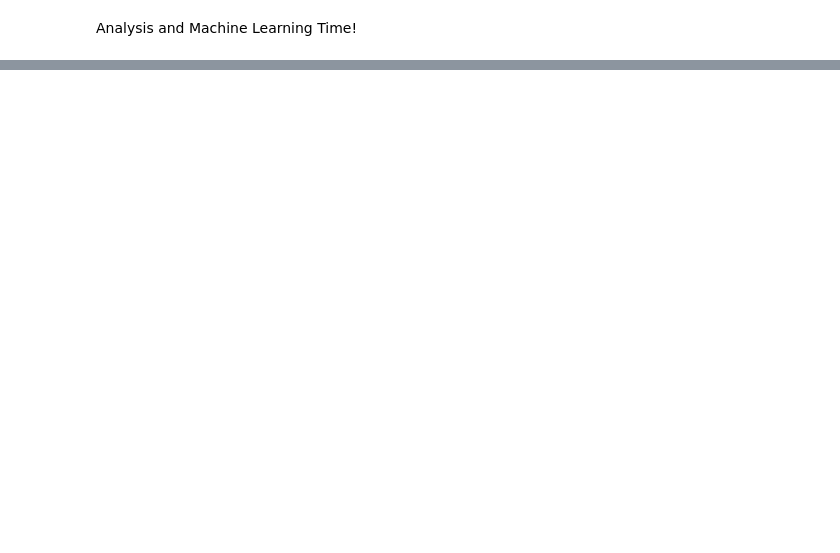
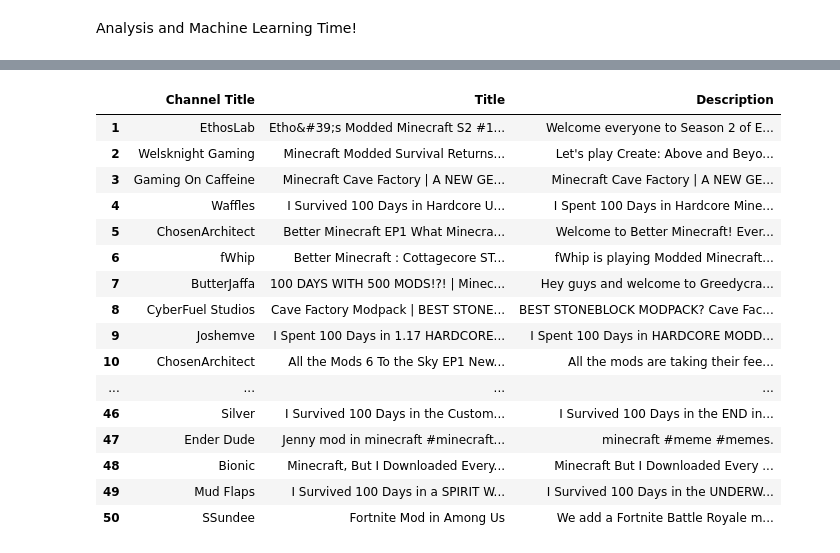
Before and after one commit to luckstrike/yt-data-script, a Jupyter notebook: yt-script.ipynb, the cells around one changed output, grey strips where cells are left out. Cells and saved outputs as stored; diff of their text form; code cells hidden in the pictures; blank space fills up the shorter version.

```diff
--- a/yt-script.ipynb
+++ b/yt-script.ipynb
@@ -170,4 +186,11 @@ for i in range(50):
     vidClass.append(videoClass)
+# %%
+# Magic related to the search results
+# keys: publishedAt, channelId, title, description, thumbnails, channelTitle, liveBroadcastContent, publishTime
+searchTitleArray = infoReturn(searchInfo, 50, 'snippet', 'title')
+searchDescArray = infoReturn(searchInfo, 50, 'snippet', 'description')
+searchChannelNameArray = infoReturn(searchInfo, 50, 'snippet', 'channelTitle')
+searchThumbnailArray = infoReturn(searchInfo, 50, 'snippet', 'thumbnails')
 # %% [markdown]
 Analysis and Machine Learning Time!
 # %%
@@ -239,0 +267,44 @@ df
+# %%
+seaClass = []
+# Makes an array that holds 50 video objects
+for i in range(50):
+    searchClass = VideoInfo(i+1, searchTitleArray[i], searchDescArray[i], searchChannelNameArray[i],
+    None, None, None, None, None)
+    seaClass.append(searchClass)
+
+df2 = pd.DataFrame(columns = ['Channel Title', 'Title', 'Description'])
+# Have to remove emojis from text strings
+for i in range(50):
+    title = seaClass[i].getTitle() # cleans text
+    description = seaClass[i].getDescription()
+    channelTitle = seaClass[i].getChannelTitle()
+    df2 = df2.append({'Channel Title': channelTitle, 'Title': title,
+        'Description': description}, ignore_index = True)
+
+# For some reason the last index overwrites everything in the frame
+
+df2.index += 1
+currDate = datetime.datetime.now().strftime("%Y-%m-%d-%H:%M:%S")
+# Figure out a way to have the query just pop up in the file name or somewhere
+# Right now the query is 'modded minecraft'
+df2.to_csv('yt-search-data-' + currDate + '.csv')
+
+df2
+# %% [output]
+|  | Channel Title | Title | Description |
+| 1 | EthosLab | Etho&#39;s Modded Minecraft S2 #1... | Welcome everyone to Season 2 of E... |
+| 2 | Welsknight Gaming | Minecraft Modded Survival Returns... | Let's play Create: Above and Beyo... |
+| 3 | Gaming On Caffeine | Minecraft Cave Factory | A NEW GE... | Minecraft Cave Factory | A NEW GE... |
+| 4 | Waffles | I Survived 100 Days in Hardcore U... | I Spent 100 Days in Hardcore Mine... |
+| 5 | ChosenArchitect | Better Minecraft EP1 What Minecra... | Welcome to Better Minecraft! Ever... |
+| 6 | fWhip | Better Minecraft : Cottagecore ST... | fWhip is playing Modded Minecraft... |
+| 7 | ButterJaffa | 100 DAYS WITH 500 MODS!?! | Minec... | Hey guys and welcome to Greedycra... |
+| 8 | CyberFuel Studios | Cave Factory Modpack | BEST STONE... | BEST STONEBLOCK MODPACK? Cave Fac... |
+| 9 | Joshemve | I Spent 100 Days in 1.17 HARDCORE... | I Spent 100 Days in HARDCORE MODD... |
+| 10 | ChosenArchitect | All the Mods 6 To the Sky EP1 New... | All the mods are taking their fee... |
+| ... | ... | ... | ... |
+| 46 | Silver | I Survived 100 Days in the Custom... | I Survived 100 Days in the END in... |
+| 47 | Ender Dude | Jenny mod in minecraft #minecraft... | minecraft #meme #memes. |
+| 48 | Bionic | Minecraft, But I Downloaded Every... | Minecraft But I Downloaded Every ... |
+| 49 | Mud Flaps | I Survived 100 Days in a SPIRIT W... | I Survived 100 Days in the UNDERW... |
+| 50 | SSundee | Fortnite Mod in Among Us | We add a Fortnite Battle Royale m... |
```
Also changed, not shown: parts of 6 cells of this notebook, 2 other files.
